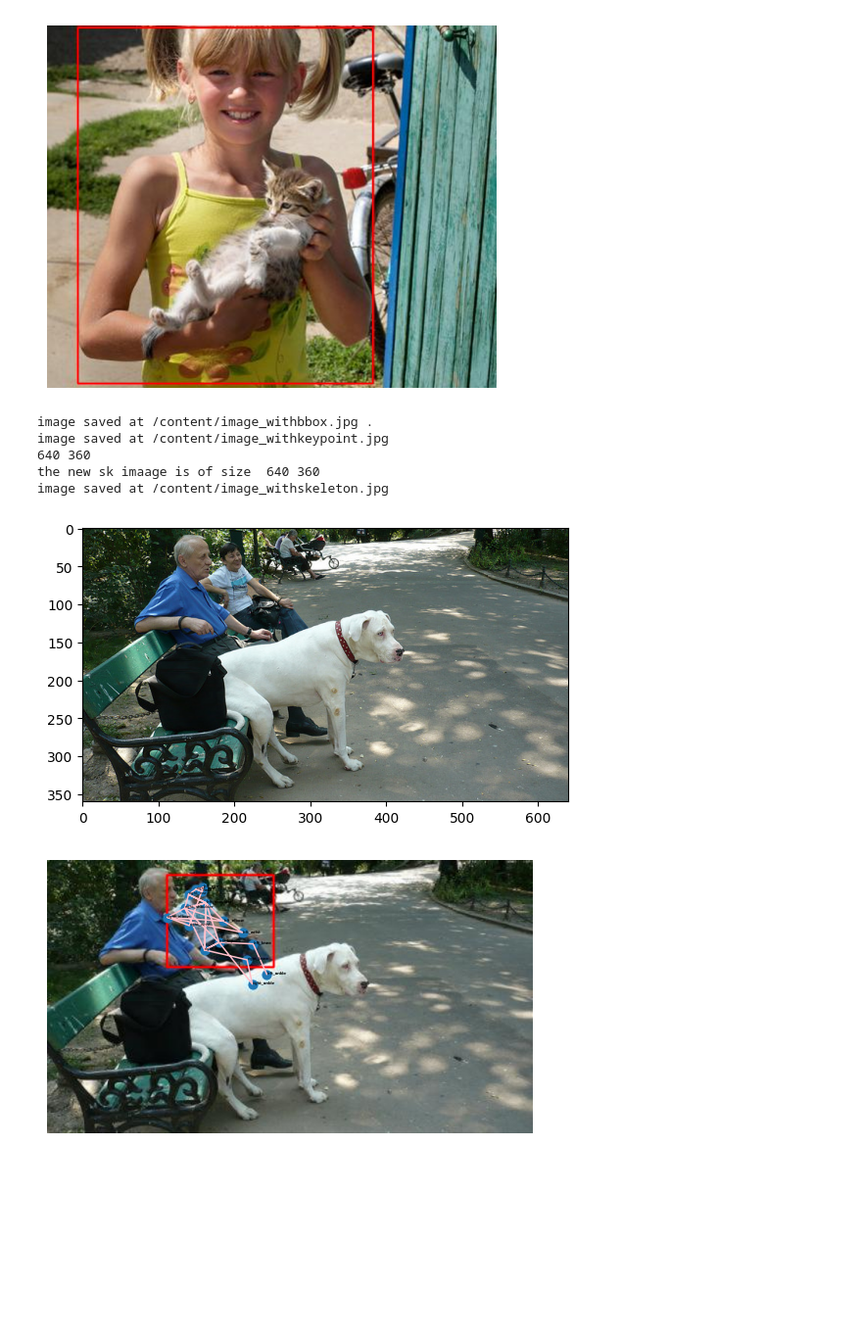
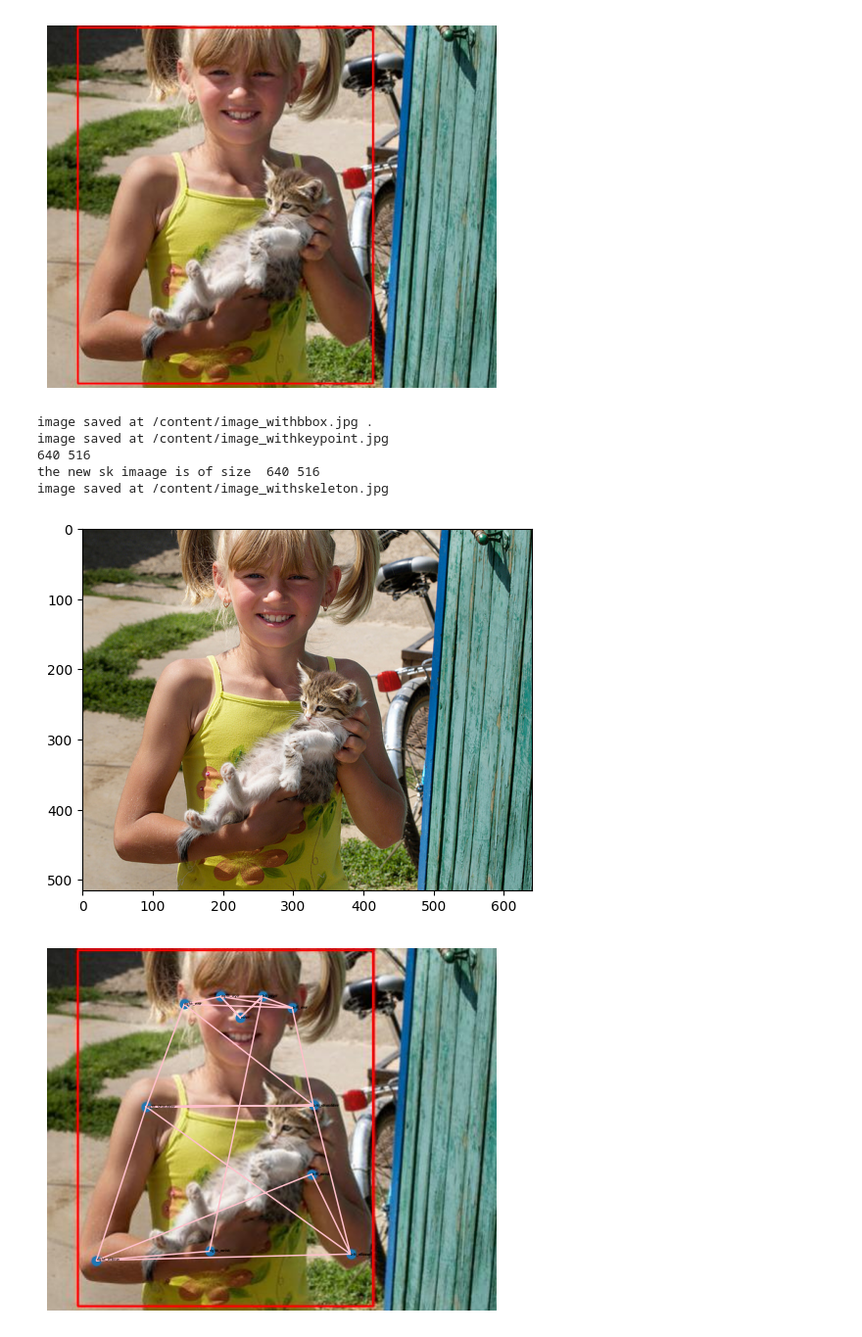
Before and after one commit to RoiLeung2049/Human-Pose-Estimation-with-Deep-Neural-Networks, a Jupyter notebook: Human_Pose_Estimation_with_DNN_m1.ipynb, the cells around one changed output. Shown at 98% size. Cells and saved outputs as stored; diff of their text form; code cells hidden in the pictures; blank space fills up the shorter version.

```diff
--- a/Human_Pose_Estimation_with_DNN_m1.ipynb
+++ b/Human_Pose_Estimation_with_DNN_m1.ipynb
@@ -427,20 +427,20 @@ def get_skeleton(image , skeleton ,key_point):
 plt.imshow(r_image)
 # %%
 #Test point
-input = 150
+input = 31
 image_output , image_bbox , keypoint_output = getImageInfo(input,data_file)
 output_image = getBbox(image_output , image_bbox)
 k_image = get_keypoint(output_image,keypoint_output,keypoints_label)
 s_image = get_skeleton(k_image,sk,keypoint_output)
 
 c_image =cropImage(s_image,image_bbox)
 
 r_image = resizeImage(c_image , "_with_skeleton")
 # %% [output]
 image saved at /content/image_withbbox.jpg .
 image saved at /content/image_withkeypoint.jpg
-640 360
-the new sk imaage is of size  640 360
+640 516
+the new sk imaage is of size  640 516
 image saved at /content/image_withskeleton.jpg
-[figure, old version]
+[figure, new version]
-[figure, old version]
+[figure, new version]
```
Also changed, not shown: parts of 1 cell of this notebook.
